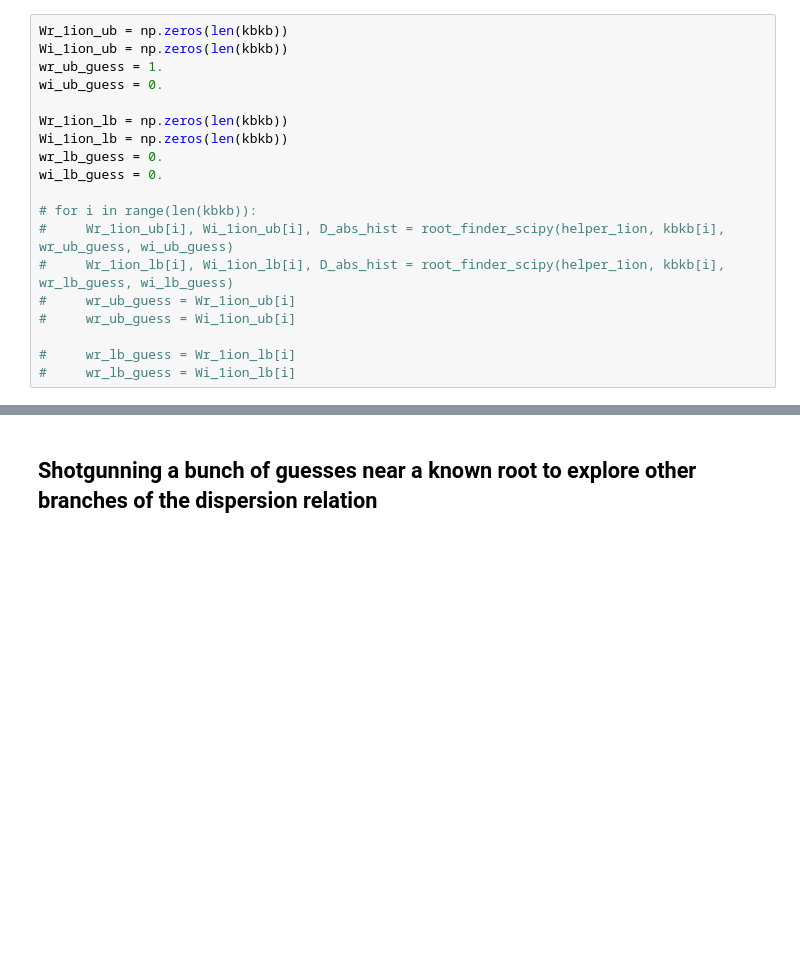
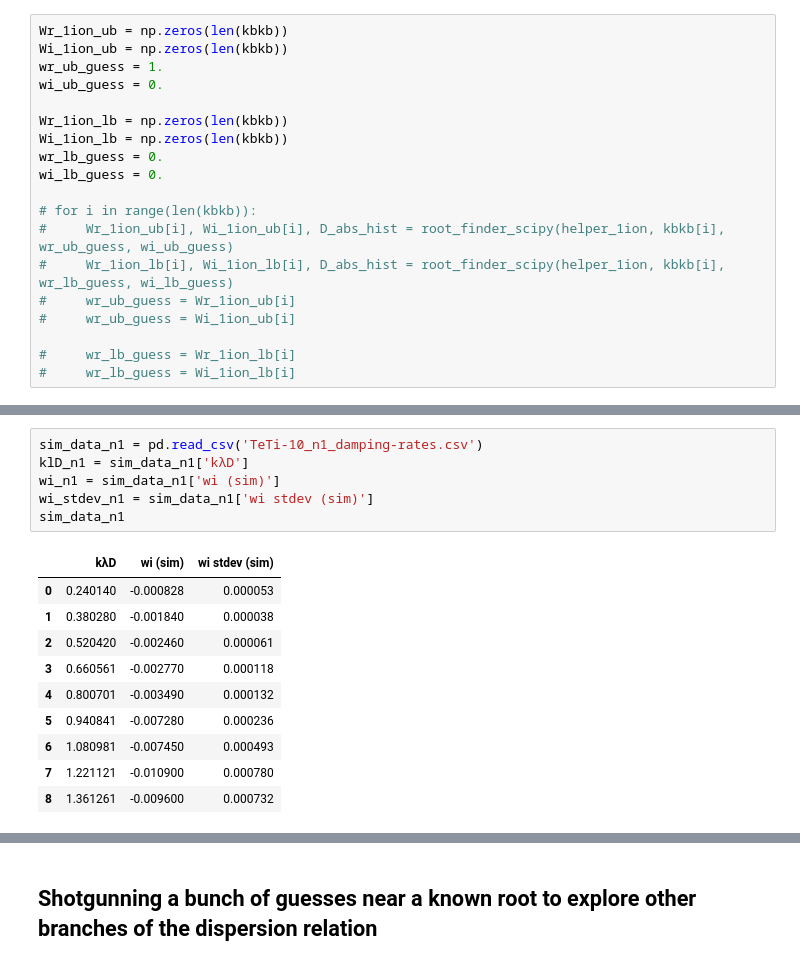
Before and after one commit to mattketk/brillouin-multispecies, a Jupyter notebook: DispersionSolver.ipynb, the cells around one changed output, grey strips where cells are left out. Cells and saved outputs as stored; diff of their text form; blank space fills up the shorter version.

```diff
--- a/DispersionSolver.ipynb
+++ b/DispersionSolver.ipynb
@@ -130,0 +173,17 @@ for i in range(len(kbkb)-1, 0, -1):
+# %%
+sim_data_n1 = pd.read_csv('TeTi-10_n1_damping-rates.csv')
+klD_n1 = sim_data_n1['kλD']
+wi_n1 = sim_data_n1['wi (sim)']
+wi_stdev_n1 = sim_data_n1['wi stdev (sim)']
+sim_data_n1
+# %% [output]
+|  | kλD | wi (sim) | wi stdev (sim) |
+| 0 | 0.240140 | -0.000828 | 0.000053 |
+| 1 | 0.380280 | -0.001840 | 0.000038 |
+| 2 | 0.520420 | -0.002460 | 0.000061 |
+| 3 | 0.660561 | -0.002770 | 0.000118 |
+| 4 | 0.800701 | -0.003490 | 0.000132 |
+| 5 | 0.940841 | -0.007280 | 0.000236 |
+| 6 | 1.080981 | -0.007450 | 0.000493 |
+| 7 | 1.221121 | -0.010900 | 0.000780 |
+| 8 | 1.361261 | -0.009600 | 0.000732 |
```
Also changed, not shown: parts of 11 cells of this notebook.
